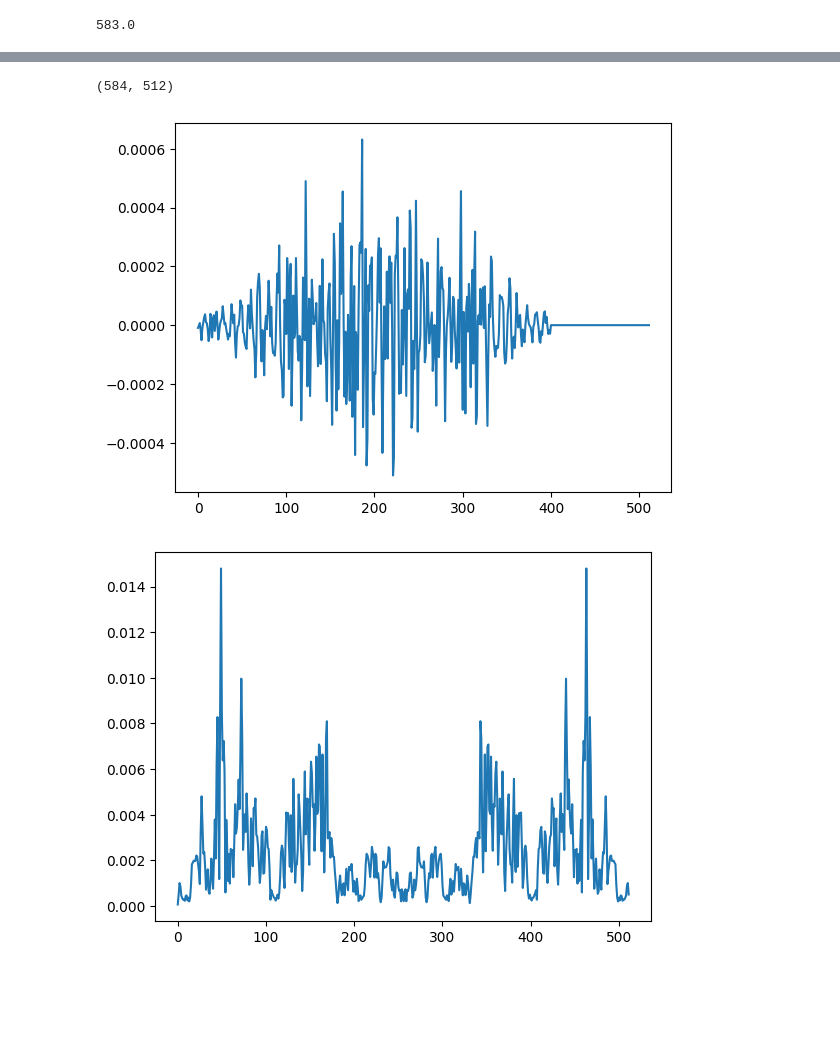
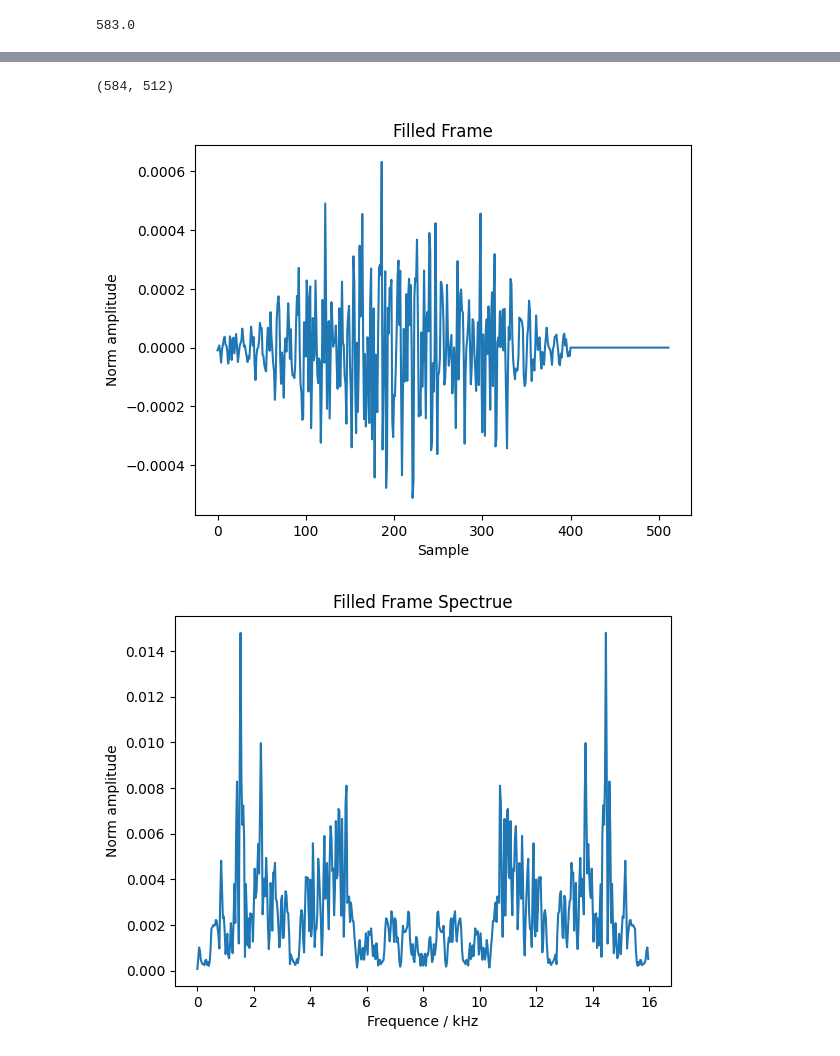
Before and after one commit to xwy-bit/Course006205, a Jupyter notebook: experiment-01/exp1.ipynb, the cells around one changed output, grey strips where cells are left out. Saved outputs shown, nothing was run; the diff lists cells and outputs as text; code cells hidden in the pictures; blank space fills up the shorter version.

```diff
--- a/experiment-01/exp1.ipynb
+++ b/experiment-01/exp1.ipynb
@@ -70,17 +88,25 @@ plt.show()
 # %%
 # Fourier-Transform and Power Spectrum
 dataPad512 = np.pad(dataWindowed,((0,0),(0,512-np.shape(dataWindowed)[1])),'constant')
 print(np.shape(dataPad512))
 plt.plot(dataPad512[0])
+plt.title('Filled Frame')
+plt.xlabel('Sample')
+plt.ylabel('Norm amplitude')
 plt.show()
 dataFFT512 = fft(dataPad512)
 PowerFFT512 = np.power(abs(dataFFT512),2)/512
 PowerFFT512 = PowerFFT512[:,:256]
-plt.plot(abs(dataFFT512[0,:512]))
+plt.plot(np.array(list(range(int(512)))) * (fs/512)/1000
+    ,abs(dataFFT512[0,:int(512)]))
+plt.title('Filled Frame Spectrue')
+plt.xlabel('Frequence / kHz')
+plt.ylabel('Norm amplitude')
 plt.show()
 plt.pcolor(PowerFFT512)
+plt.title('Power Specture')
 plt.show()
 # %% [output]
 (584, 512)
-[figure, old version]
+[figure, new version]
-[figure, old version]
+[figure, new version]
```
Also changed, not shown: parts of 8 cells of this notebook.
